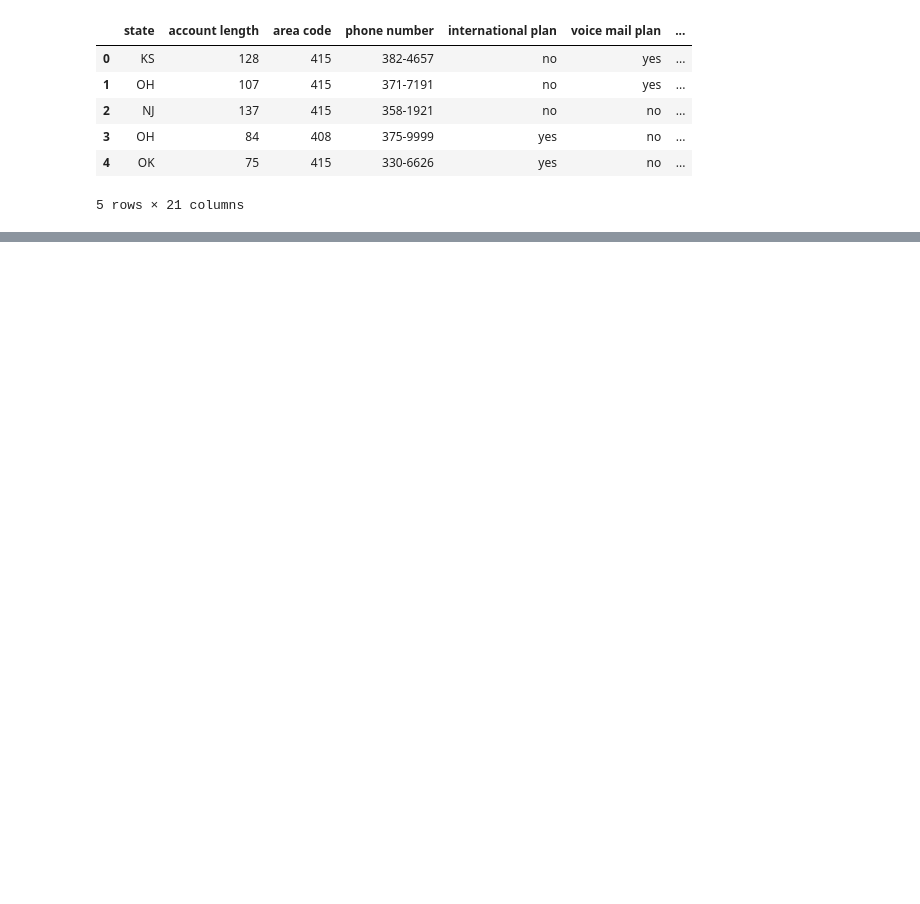
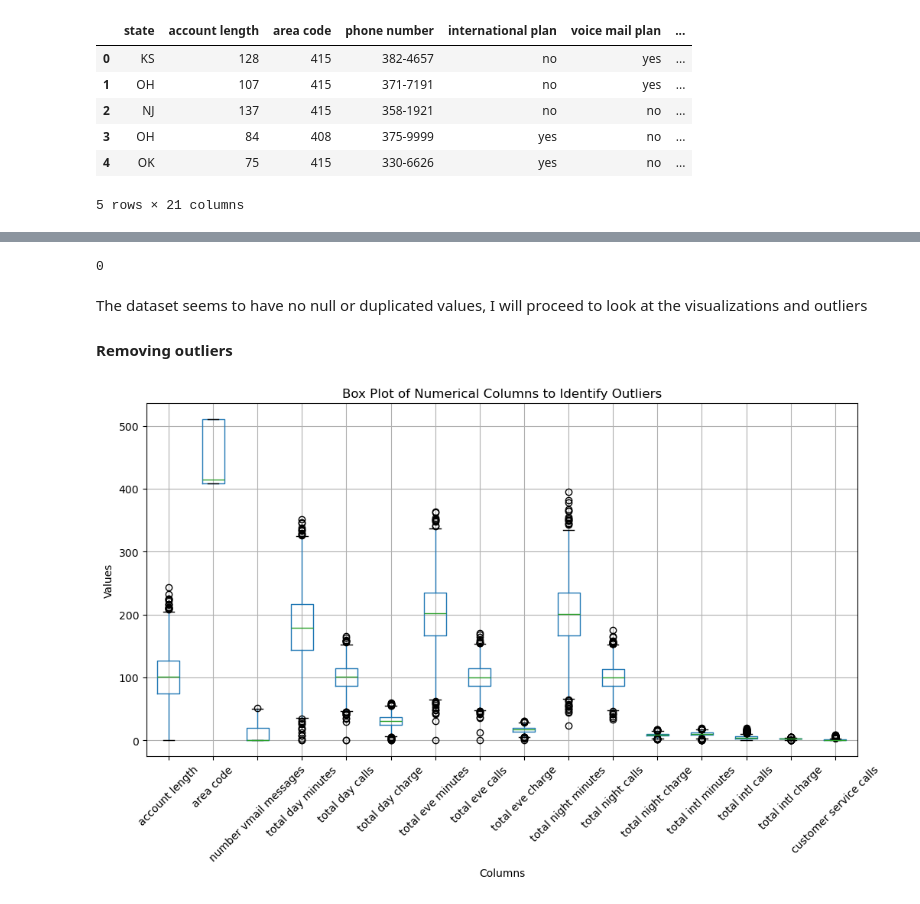
Before and after one commit to Thazes/Phase3Project, a Jupyter notebook: Phase3.ipynb, the cells around one changed output, grey strips where cells are left out. Saved outputs shown, nothing was run; the diff lists cells and outputs as text; code cells hidden in the pictures; blank space fills up the shorter version.

```diff
--- a/Phase3.ipynb
+++ b/Phase3.ipynb
@@ -22,0 +88,21 @@ df.head()
+# %%
+df.duplicated().sum()
+# %% [output]
+0
+# %% [markdown]
+The dataset seems to have no null or duplicated values, I will proceed to look at the visualizations and outliers
+
+#### Removing outliers
+# %%
+
+numerical_cols = df.select_dtypes(include=['number'])
+
+# Plot box plots for each numerical column
+plt.figure(figsize=(12, 6))
+numerical_cols.boxplot(rot=45)
+plt.title("Box Plot of Numerical Columns to Identify Outliers")
+plt.ylabel("Values")
+plt.xlabel("Columns")
+plt.show()
+# %% [output]
+[figure, added]
```
Also changed, not shown: parts of 19 cells of this notebook.
